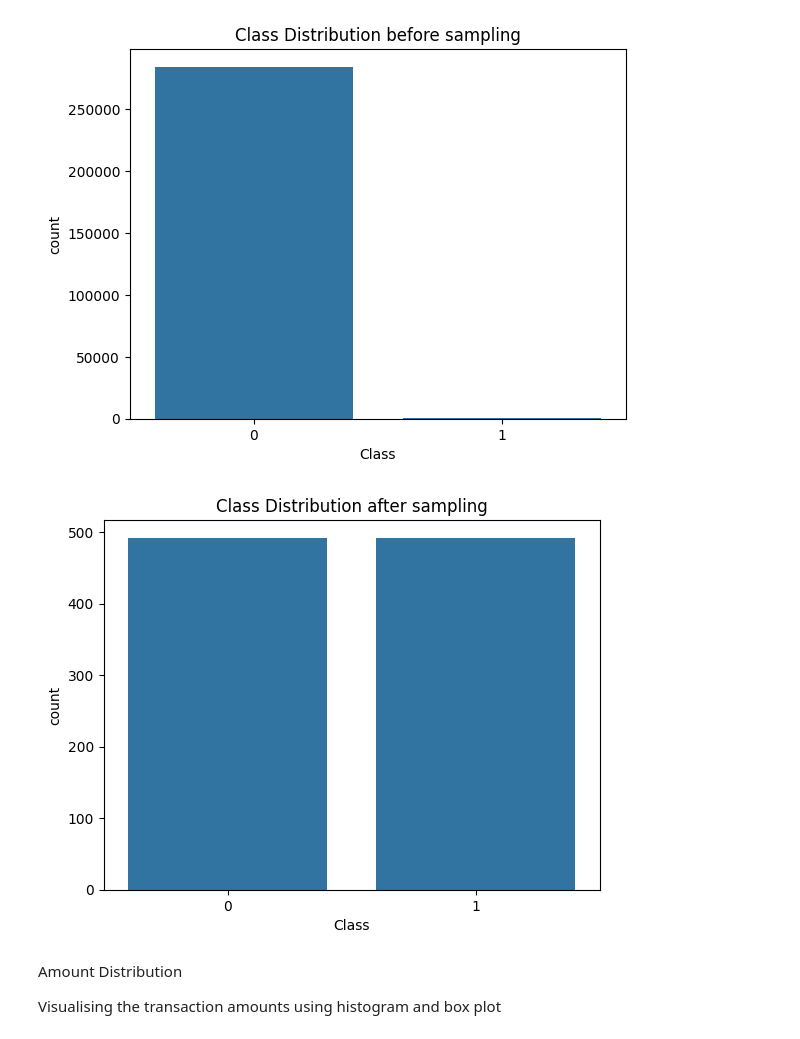
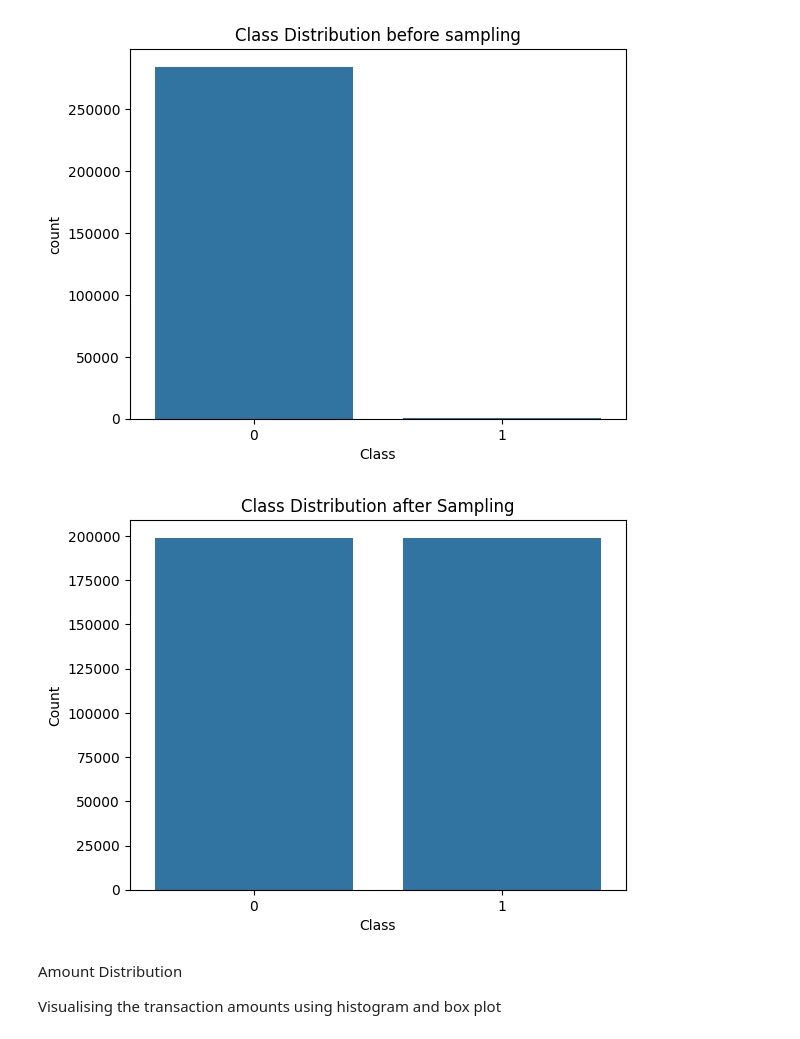
Before and after one commit to JLearning5/CSC320projectCCfraud, a Jupyter notebook: notebooks/Fraud_detection.ipynb, the cells around one changed output. Cells and saved outputs as stored; diff of their text form; code cells hidden in the pictures.

```diff
--- a/notebooks/Fraud_detection.ipynb
+++ b/notebooks/Fraud_detection.ipynb
@@ -245,0 +172,12 @@ print(X.shape, X_train.shape, X_test.shape)
+# %%
+# Separate features and target variable
+X = df.drop('Class', axis=1)
+y = df['Class']
+
+# Split the dataset into training and testing sets
+X_train, X_test, y_train, y_test = train_test_split(X, y, test_size=0.3, random_state=42, stratify=y)
+
+# Standardize the features
+scaler = StandardScaler()
+X_train = scaler.fit_transform(X_train)
+X_test = scaler.transform(X_test)
@@ -246,2 +186,7 @@ print(X.shape, X_train.shape, X_test.shape)
+# %%
+# Apply SMOTE to the training data
+sampling = SMOTE()
+X_train_resampled, y_train_resampled  = sampling.fit_resample(X_train, y_train)
+X_test_resampled, y_test_resampled =  sampling.fit_resample(X_test, y_test)
 # %% [markdown]
 Model Training
@@ -317,0 +193,4 @@ accuracy: 0.94416243654822340
+# %%
+# Train a logistic regression model on the resampled data
+model = LogisticRegression()
+model.fit(X_train_resampled, y_train_resampled)
@@ -326,11 +234,13 @@ plt.show()
 # %% [output]
 [figure]
 # %%
-sns.countplot(x='Class', data=new_dataset)
-plt.title('Class Distribution after sampling')
+sns.countplot(x=y_train_resampled)
+plt.title('Class Distribution after Sampling')
+plt.xlabel('Class')
+plt.ylabel('Count')
 plt.show()
 # %% [output]
-[figure, old version]
+[figure, new version]
 # %% [markdown]
  Amount Distribution
 
```
Also changed, not shown: parts of 54 cells of this notebook.
